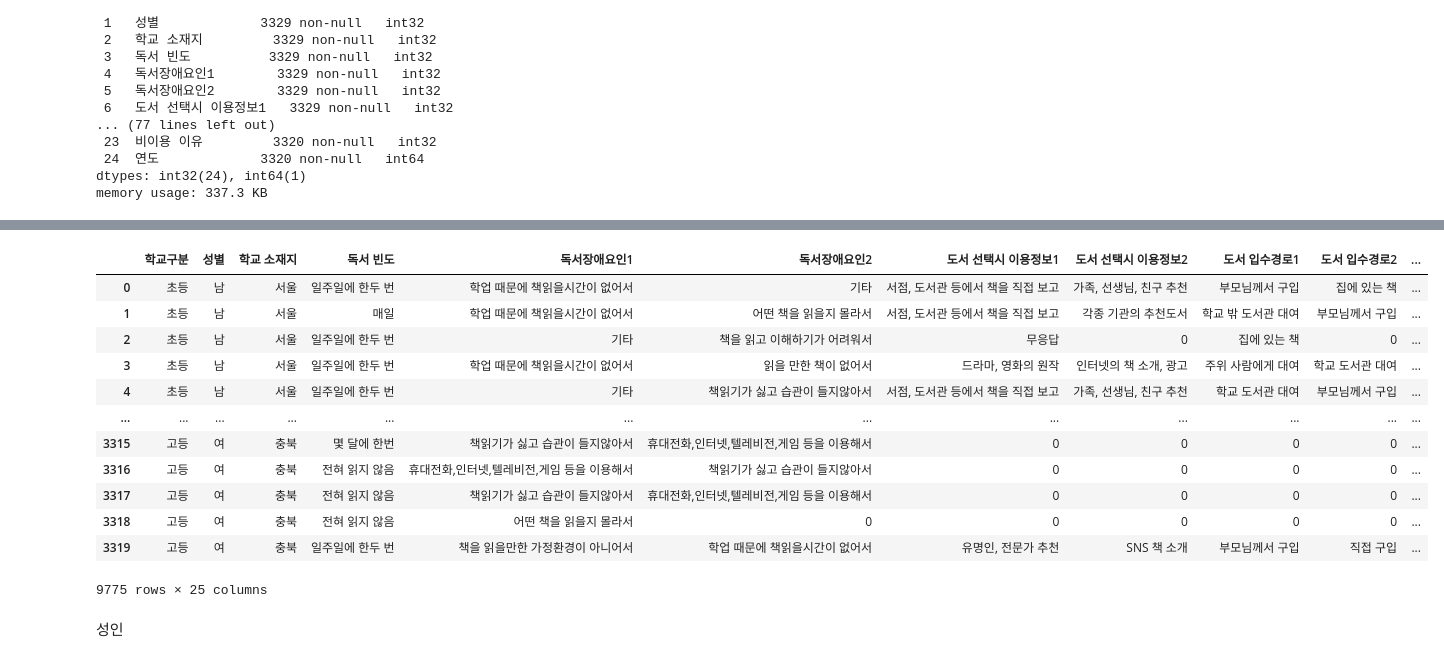
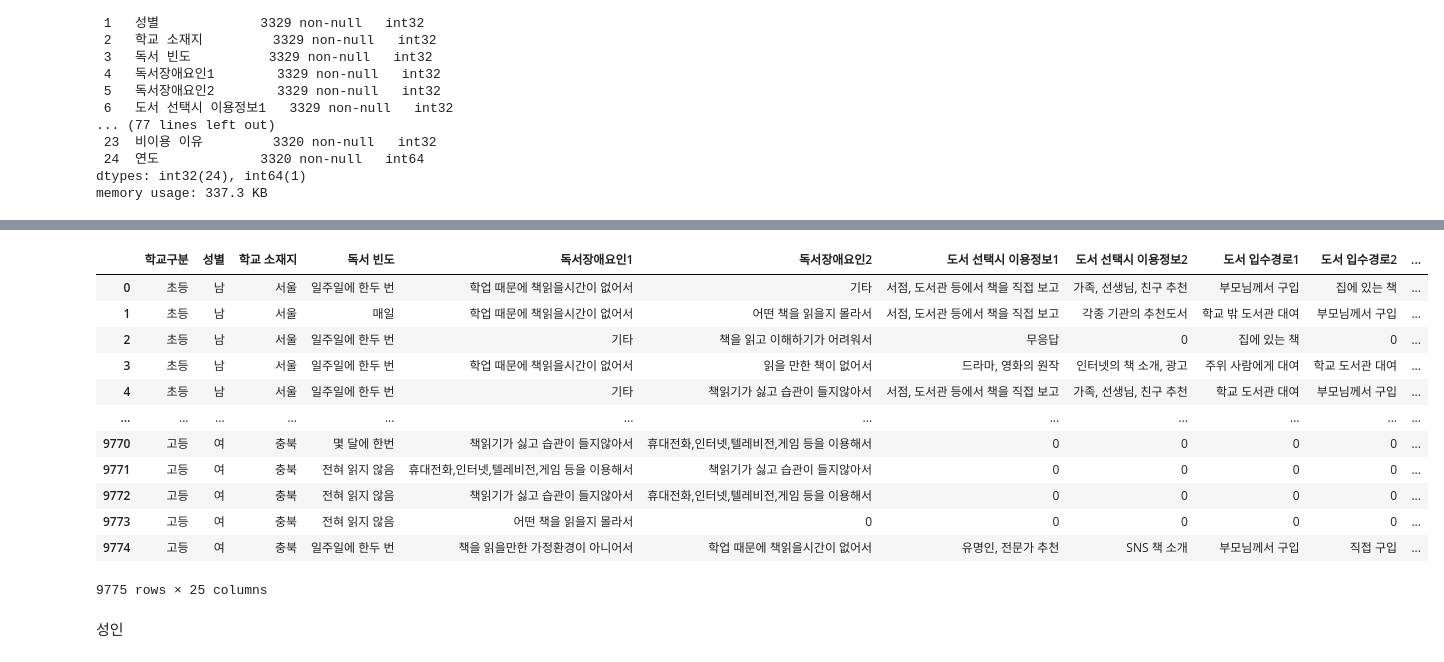
Before and after one commit to Yerial1125/semi_project, a Jupyter notebook: E조_세미프로젝트.ipynb, the cells around one changed output, grey strips where cells are left out. Drawn from its saved outputs; the diff is of its cells as text; code cells hidden in the pictures.

```diff
--- a/E조_세미프로젝트.ipynb
+++ b/E조_세미프로젝트.ipynb
@@ -150,5 +150,5 @@ for i in range(1,4):
 Stu_2017['비이용 이유'].replace({1:7,5:6,6:11,7:12,8:14,9:5,10:9,11:8,12:14,13:14},inplace=True)
 Stu_2019['비이용 이유'].replace({1:2,2:3,3:4,4:5,5:6,7:8,8:9,9:10,10:14,11:14},inplace=True)
 # %%
-total_stu = pd.concat([Stu_2017,Stu_2019,Stu_2021])
+total_stu = pd.concat([Stu_2017,Stu_2019,Stu_2021]).reset_index(drop=True)
 # %%
@@ -197,39 +197,39 @@ for i in range(1,3):
                                          11:'유튜브, 책방송 팟캐스트의 책 소개',12:'기타'}, inplace=True)
     total_stu[f'도서 입수경로{i}'].replace({1:'직접 구입', 2:'부모님께서 구입',3:'주위 사람에게 대여',4:'학교 도서관 대여', 5:'학교 밖 도서관 대여',
                                       6:'도서 대여점에서 대여',7:'집에 있는 책', 8:'구입하지 않고 서점에서 독서',9:'기타',10:'선물받은 책',99:'무응답'}, inplace=True)
     total_stu[f'주이용 도서관 종류{i}'].replace({1:'공공도서관', 2:'작은도서관', 3:'어린이도서관', 4:'기타'}, inplace=True)
 
 for i in range(1,4):
     total_stu[f'초등 독서분야 선호도{i}'].replace({1: '그림책',2:'동시/시',3:'동화/소설',4:'수필', 5:'역사, 위인전', 6:'사회', 7:'과학',
                     8:'종교', 9:'철학, 논리', 10:'예술, 문화', 11:'취미', 12:'연예, 오락, 스포츠', 13:'자기계발서', 14:'기타'}, inplace=True)
     total_stu[f'중고등 독서분야 선호도{i}'].replace({1: '문학(시/수필)',2:'소설',3:'철학, 사상, 종교', 4:'정치, 사회, 시사', 5:'경제, 경영', 6:'역사, 지리',
                     7:'예술, 문화', 8:'과학, 기술, 컴퓨터', 9:'가정, 육아, 요리', 10:'어학, 외국어', 11:'연예, 오락, 스포츠, 취미, 여행 ',
                     12:'직업, 취업 관련', 13:'자기계발서', 14:'기타'}, inplace=True)
 
 
 total_stu['학교 밖 도서관이용경험'].replace({1:'있다', 2:'없다'},inplace=True)
 total_stu['이용 이유'].replace({1:'독서 및 도서 대출', 2:'숙제에 필요한 자료조사',3:'인터넷 이용', 4:'비디오, 영화 감상', 5:'시험 공부', 6:'행사 참여', 7:'기타' }, inplace=True)
 total_stu['비이용 이유'].replace({1:'책을 잘 읽지 않는다', 2:'학업 등의 이유로 바빠서 이용할 시간이 없다', 3:'집에서 멀다', 4:'주로 학교도서관을 이용한다',
                             5:'이용 절차가 까다롭다', 6:'책이 낡고, 시설이 쾌적하지 않다', 7:'읽을 만한 책이 없다', 8:'유익한 프로그램이 부족하다', 9:'독서 상담이나 안내자가 안 계신다',
                          10:'읽고 싶은 책은 사서 읽는다', 11:'원하는 책이 없다', 12:'앉을 자리가 없다', 13:'이용할 필요성을 느끼지 못한다', 14:'기타', 99:'무응답'}, inplace=True)
 
 
 total_stu.독서선호도.replace({1:'매우 좋아한다',2: '약간 좋아한다',3: '보통이다', 4:'약간 싫어한다',5:'매우 싫어한다'}, inplace=True)
 
-total_stu.replace({99:'무응답'})
+total_stu.replace({99:'무응답',999:'무응답'})
 # %% [output]
 |  | 학교구분 | 성별 | 학교 소재지 | 독서 빈도 | 독서장애요인1 | 독서장애요인2 | 도서 선택시 이용정보1 | 도서 선택시 이용정보2 | 도서 입수경로1 | 도서 입수경로2 | ... |
 | 0 | 초등 | 남 | 서울 | 일주일에 한두 번 | 학업 때문에 책읽을시간이 없어서 | 기타 | 서점, 도서관 등에서 책을 직접 보고 | 가족, 선생님, 친구 추천 | 부모님께서 구입 | 집에 있는 책 | ... |
 | 1 | 초등 | 남 | 서울 | 매일 | 학업 때문에 책읽을시간이 없어서 | 어떤 책을 읽을지 몰라서 | 서점, 도서관 등에서 책을 직접 보고 | 각종 기관의 추천도서 | 학교 밖 도서관 대여 | 부모님께서 구입 | ... |
 | 2 | 초등 | 남 | 서울 | 일주일에 한두 번 | 기타 | 책을 읽고 이해하기가 어려워서 | 무응답 | 0 | 집에 있는 책 | 0 | ... |
 | 3 | 초등 | 남 | 서울 | 일주일에 한두 번 | 학업 때문에 책읽을시간이 없어서 | 읽을 만한 책이 없어서 | 드라마, 영화의 원작 | 인터넷의 책 소개, 광고 | 주위 사람에게 대여 | 학교 도서관 대여 | ... |
 | 4 | 초등 | 남 | 서울 | 일주일에 한두 번 | 기타 | 책읽기가 싫고 습관이 들지않아서 | 서점, 도서관 등에서 책을 직접 보고 | 가족, 선생님, 친구 추천 | 학교 도서관 대여 | 부모님께서 구입 | ... |
 | ... | ... | ... | ... | ... | ... | ... | ... | ... | ... | ... | ... |
-| 3315 | 고등 | 여 | 충북 | 몇 달에 한번 | 책읽기가 싫고 습관이 들지않아서 | 휴대전화,인터넷,텔레비전,게임 등을 이용해서 | 0 | 0 | 0 | 0 | ... |
-| 3316 | 고등 | 여 | 충북 | 전혀 읽지 않음 | 휴대전화,인터넷,텔레비전,게임 등을 이용해서 | 책읽기가 싫고 습관이 들지않아서 | 0 | 0 | 0 | 0 | ... |
-| 3317 | 고등 | 여 | 충북 | 전혀 읽지 않음 | 책읽기가 싫고 습관이 들지않아서 | 휴대전화,인터넷,텔레비전,게임 등을 이용해서 | 0 | 0 | 0 | 0 | ... |
-| 3318 | 고등 | 여 | 충북 | 전혀 읽지 않음 | 어떤 책을 읽을지 몰라서 | 0 | 0 | 0 | 0 | 0 | ... |
-| 3319 | 고등 | 여 | 충북 | 일주일에 한두 번 | 책을 읽을만한 가정환경이 아니어서 | 학업 때문에 책읽을시간이 없어서 | 유명인, 전문가 추천 | SNS 책 소개 | 부모님께서 구입 | 직접 구입 | ... |
+| 9770 | 고등 | 여 | 충북 | 몇 달에 한번 | 책읽기가 싫고 습관이 들지않아서 | 휴대전화,인터넷,텔레비전,게임 등을 이용해서 | 0 | 0 | 0 | 0 | ... |
+| 9771 | 고등 | 여 | 충북 | 전혀 읽지 않음 | 휴대전화,인터넷,텔레비전,게임 등을 이용해서 | 책읽기가 싫고 습관이 들지않아서 | 0 | 0 | 0 | 0 | ... |
+| 9772 | 고등 | 여 | 충북 | 전혀 읽지 않음 | 책읽기가 싫고 습관이 들지않아서 | 휴대전화,인터넷,텔레비전,게임 등을 이용해서 | 0 | 0 | 0 | 0 | ... |
+| 9773 | 고등 | 여 | 충북 | 전혀 읽지 않음 | 어떤 책을 읽을지 몰라서 | 0 | 0 | 0 | 0 | 0 | ... |
+| 9774 | 고등 | 여 | 충북 | 일주일에 한두 번 | 책을 읽을만한 가정환경이 아니어서 | 학업 때문에 책읽을시간이 없어서 | 유명인, 전문가 추천 | SNS 책 소개 | 부모님께서 구입 | 직접 구입 | ... |
 9775 rows × 25 columns
 # %% [markdown]
 성인
```
Also changed, not shown: parts of 18 cells of this notebook.
